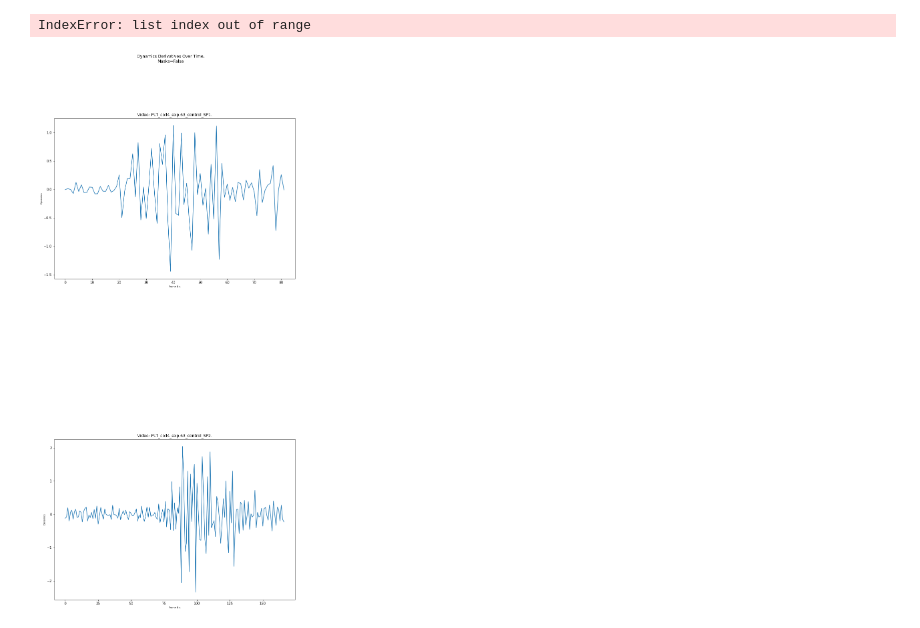
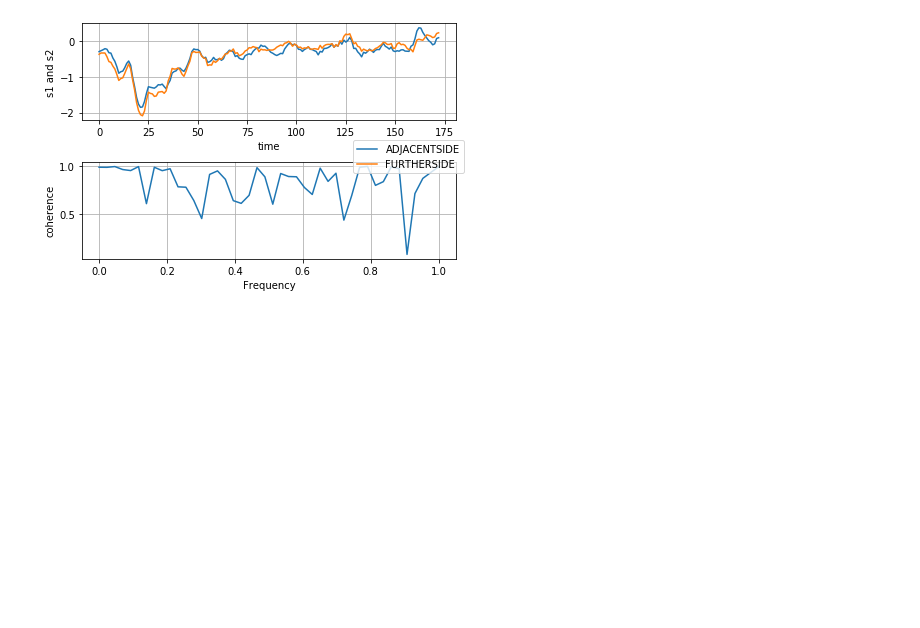
Before and after one commit to Yishaiaz/Platelets, a Jupyter notebook: DataExploration_JupyterNotebooks/IntensityOverTimeMultiFilesComparator.ipynb, the cells around one changed output. Drawn from its saved outputs; the diff is of its cells as text; code cells hidden in the pictures; blank space fills up the shorter version.

```diff
--- a/DataExploration_JupyterNotebooks/IntensityOverTimeMultiFilesComparator.ipynb
+++ b/DataExploration_JupyterNotebooks/IntensityOverTimeMultiFilesComparator.ipynb
@@ -179,60 +179,59 @@ if smoothing_enabled:
 # fig.subplots_adjust(left=None, bottom=None, right=None, top=None, wspace=None, hspace=1)
 # for i in range(0, len(dynamics_over_time_all_files)):
 #     axs[i].plot(dynamics_over_time_all_files[i])
 #     set_size(10,5, axs[i])
 #     axs[i].set_title('Video: {0}'.format(finished_files[i][:-3]))
 #     # axs[i].set
 #     axs[i].xaxis.label.set_size(7)
 #     axs[i].yaxis.label.set_size(7)
 #     axs[i].set(xlabel="Frame No.", ylabel="Dynamics")
 # fig.savefig("test.png", dpi=200)
 
 # FOR PLATELETS CORRELATION
 s1 = dynamics_over_time_all_files[0]
 s2 =  dynamics_over_time_all_files[1]
 # t = np.linspace(0, len(dynamics_over_time_all_files[0]), len(dynamics_over_time_all_files[0]))
 t = range(0, len(dynamics_over_time_all_files[0]), 1)
 
 fig, axs = plt.subplots(2, 1)
-axs[0].plot(t, s1, t, s2)
+axs[0].plot(t, s1, label="{0}".format(finished_files[0][:-8][17:]))
+axs[0].plot(t, s2, label="{0}".format(finished_files[1][:-8][17:]))
 # axs[0].set_xlim(0, 2)
 axs[0].set_xlabel('time')
 axs[0].set_ylabel('s1 and s2')
 axs[0].grid(True)
 
 cxy, f = axs[1].cohere(s1, s2, int(len(s1)/2))
 axs[1].set_ylabel('coherence')
-
+fig.legend(loc='center right')
 # axs[2].plot(t, s1-(s2*cxy))
 
 fig.tight_layout()
 plt.show()
-fig.savefig("Two sides of platelet interactions Platelets in Coll IV correlation.png", dpi=200)
+fig.savefig("Two sides of a platelet interaction in Coll IV Control correlation_Smoothed={0}.png".format(smoothing_enabled), dpi=200)
 # %% [output]
-IndexError: list index out of range
+[figure, added]
 # %%
-def calc_derivatives(vector):
-    derivatives_vector = np.zeros((len(vector)-1))
-    for j in range(0,len(vector)-1):
-        derivatives_vector[j] = vector[j]-vector[j+1]
-    return derivatives_vector
-
-derivatives_of_dynamics_all_files = list()
-for i, video_dynamics in enumerate(dynamics_over_time_all_files):
-    derivatives_of_dynamics_all_files.append(calc_derivatives(video_dynamics))
-
-fig, axs = plt.subplots(len(derivatives_of_dynamics_all_files))
-fig.suptitle('Dynamics Derivatives Over Time,\nMasks={0}'.format(True if mask else False))
-fig.subplots_adjust(left=None, bottom=None, right=None, top=None, wspace=None, hspace=1)
-for i in range(0, len(derivatives_of_dynamics_all_files)):
-    axs[i].plot(derivatives_of_dynamics_all_files[i])
-    set_size(10,5, axs[i])
-    axs[i].set_title('Video: {0}'.format(finished_files[i][:-3]))
-    # axs[i].set
-    axs[i].xaxis.label.set_size(7)
-    axs[i].yaxis.label.set_size(7)
-    axs[i].set(xlabel="Frame No.", ylabel="Dynamics")
-fig.savefig("test.png", dpi=200)
+# def calc_derivatives(vector):
+#     derivatives_vector = np.zeros((len(vector)-1))
+#     for j in range(0,len(vector)-1):
+#         derivatives_vector[j] = vector[j]-vector[j+1]
+#     return derivatives_vector
+#
+# derivatives_of_dynamics_all_files = list()
+# for i, video_dynamics in enumerate(dynamics_over_time_all_files):
+#     derivatives_of_dynamics_all_files.append(calc_derivatives(video_dynamics))
+#
+# fig, axs = plt.subplots(len(derivatives_of_dynamics_all_files))
+# fig.suptitle('Dynamics Derivatives Over Time,\nMasks={0}'.format(True if mask else False))
+# fig.subplots_adjust(left=None, bottom=None, right=None, top=None, wspace=None, hspace=1)
+# for i in range(0, len(derivatives_of_dynamics_all_files)):
+#     axs[i].plot(derivatives_of_dynamics_all_files[i])
+#     set_size(10,5, axs[i])
+#     axs[i].set_title('Video: {0}'.format(finished_files[i][:-3]))
+#     # axs[i].set
+#     axs[i].xaxis.label.set_size(7)
+#     axs[i].yaxis.label.set_size(7)
+#     axs[i].set(xlabel="Frame No.", ylabel="Dynamics")
+# fig.savefig("test.png", dpi=200)
-# %% [output]
-[figure, removed]
 # %%
```
Also changed, not shown: parts of 4 cells of this notebook.
